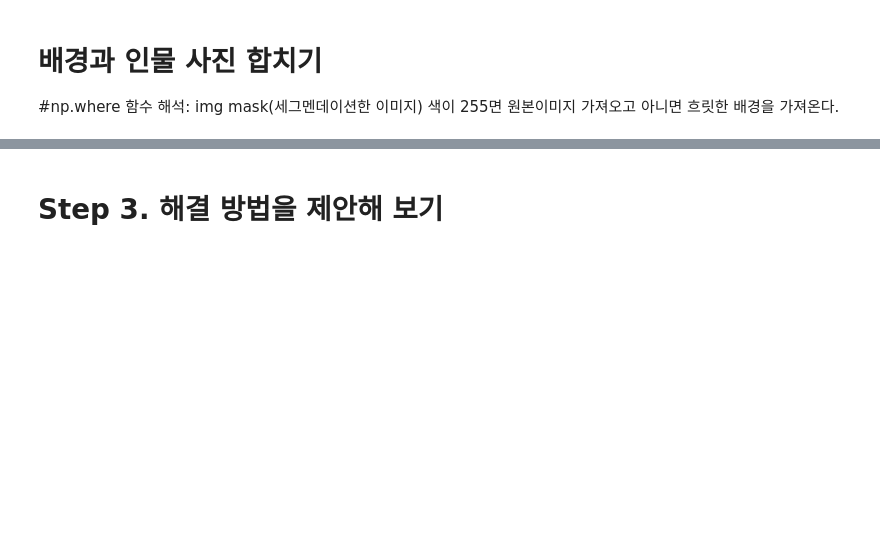
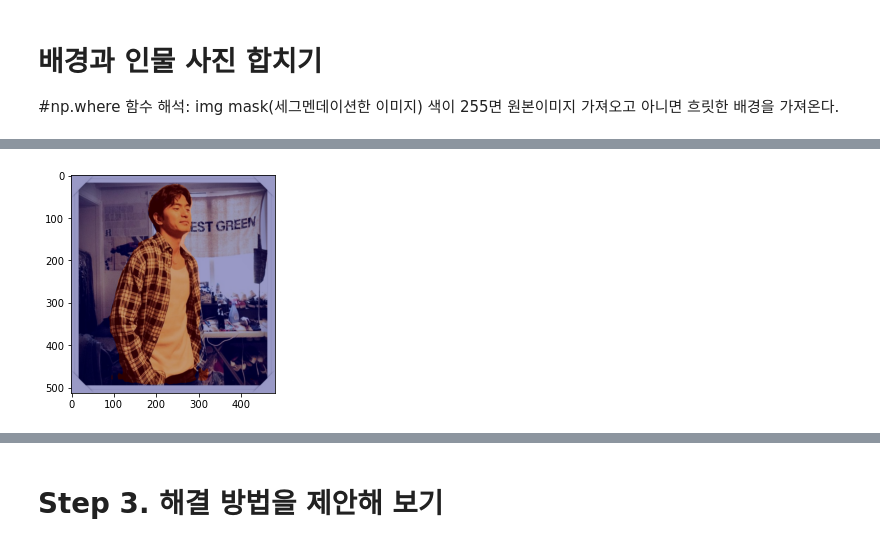
Before and after one commit to Acclesia/aiffel-project, a Jupyter notebook: [E-10] Portrait mode.ipynb, the cells around one changed output, grey strips where cells are left out. Cells and saved outputs as stored; diff of their text form; code cells hidden in the pictures; blank space fills up the shorter version.

```diff
--- a/[E-10] Portrait mode.ipynb
+++ b/[E-10] Portrait mode.ipynb
@@ -228,0 +328,7 @@ plt.show()
+# %%
+#이미지만 추출한 상태
+img_show_rgb2 = cv2.cvtColor(img_show, cv2.COLOR_BGR2RGB)
+plt.imshow(img_show_rgb2)
+plt.show()
+# %% [output]
+[figure, added]
```
Also changed, not shown: parts of 47 cells of this notebook.
